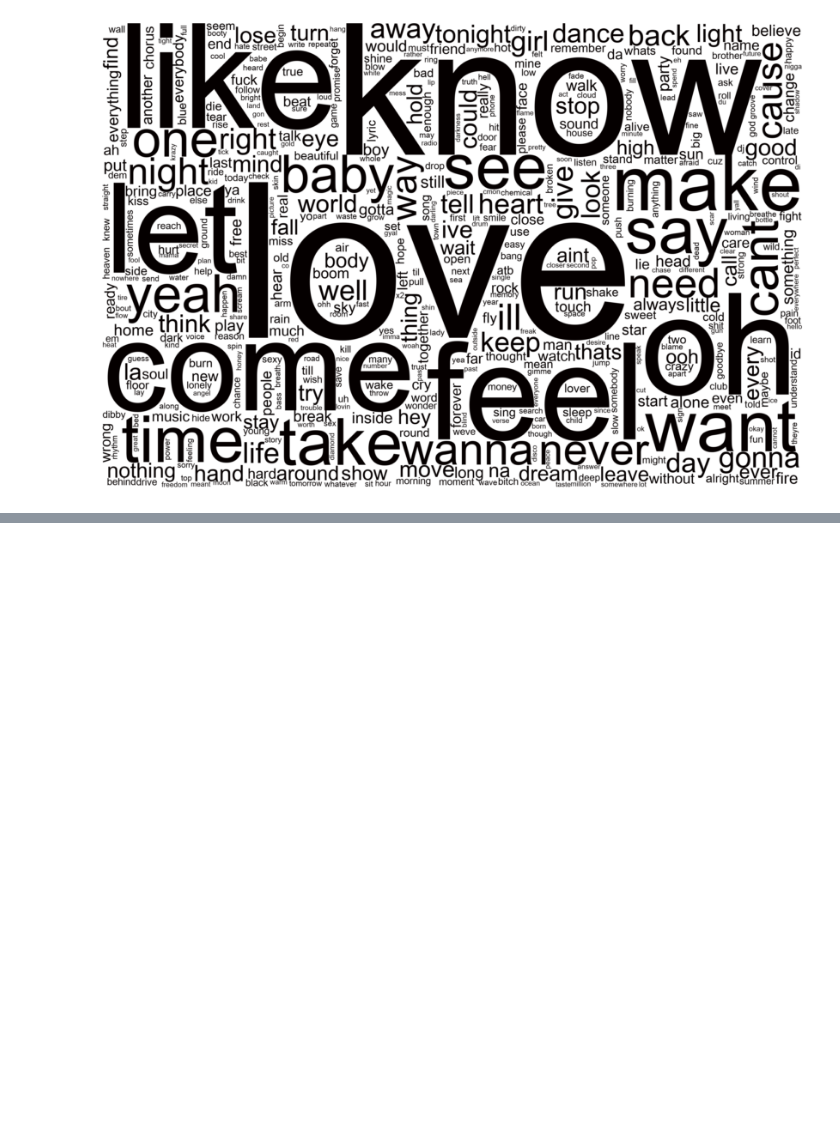
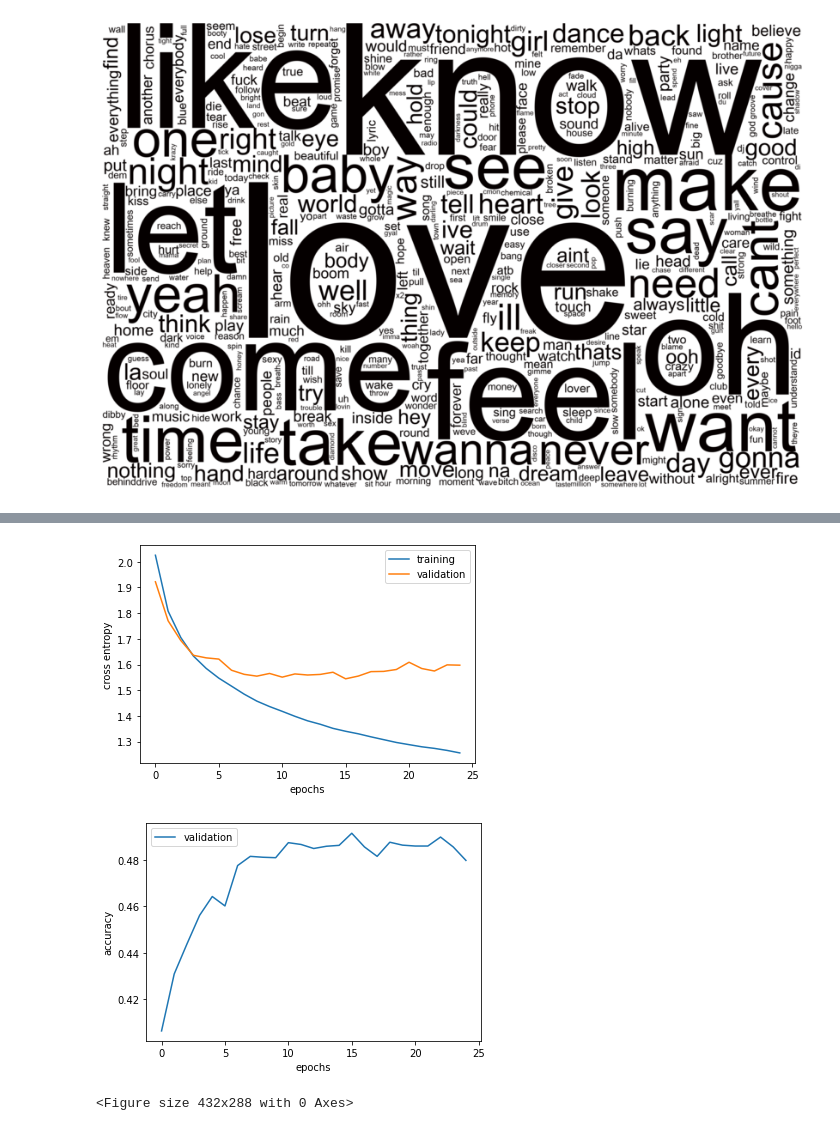
Before and after one commit to arinjay97/Music_genre_classification, a Jupyter notebook: Word_Embeddings.ipynb, the cells around one changed output, grey strips where cells are left out. Drawn from its saved outputs; the diff is of its cells as text; code cells hidden in the pictures; blank space fills up the shorter version.

```diff
--- a/Word_Embeddings.ipynb
+++ b/Word_Embeddings.ipynb
@@ -434,0 +424,24 @@ KeyboardInterrupt:
+# %%
+import torch.optim as optim
+# Training model with w2v embeddings
+learning_rate = 0.001
+num_epochs = 25
+hidden_size = 64
+num_layers = 2
+num_classes = len(set(label_final))
+
+training_loss_list = []
+validation_loss_list = []
+validation_accuracy_list = []
+
+best_accuracy = 0
+best_weights = None
+
+model = LSTM(w2v_model, num_classes, hidden_size=hidden_size, num_layers=num_layers)
+adam_optimizer = optim.Adam(model.parameters(), lr=learning_rate)
+loss_fn = nn.CrossEntropyLoss()
+
+best_weights=train_model(model, num_epochs, adam_optimizer, training_loss_list, loss_fn, validation_loss_list, validation_accuracy_list, best_accuracy, best_weights)
+
+model.load_state_dict(best_weights)
+torch.save(model.state_dict(), 'LSTM_with_w2v.pth')
@@ -434,0 +468,21 @@ KeyboardInterrupt:
+# %%
+import matplotlib.pyplot as plt
+
+plt.plot(training_loss_list, label="training")
+plt.plot(validation_loss_list, label="validation")
+plt.xlabel("epochs")
+plt.ylabel("cross entropy")
+plt.legend()
+plt.show()
+plt.savefig('Loss.png')
+
+plt.plot(validation_accuracy_list, label="validation")
+plt.xlabel("epochs")
+plt.ylabel("accuracy")
+plt.legend()
+plt.show()
+plt.savefig('Accuracy.png')
+# %% [output]
+[figure, added]
+[figure, added]
+<Figure size 432x288 with 0 Axes>
```
Also changed, not shown: parts of 11 cells of this notebook.
